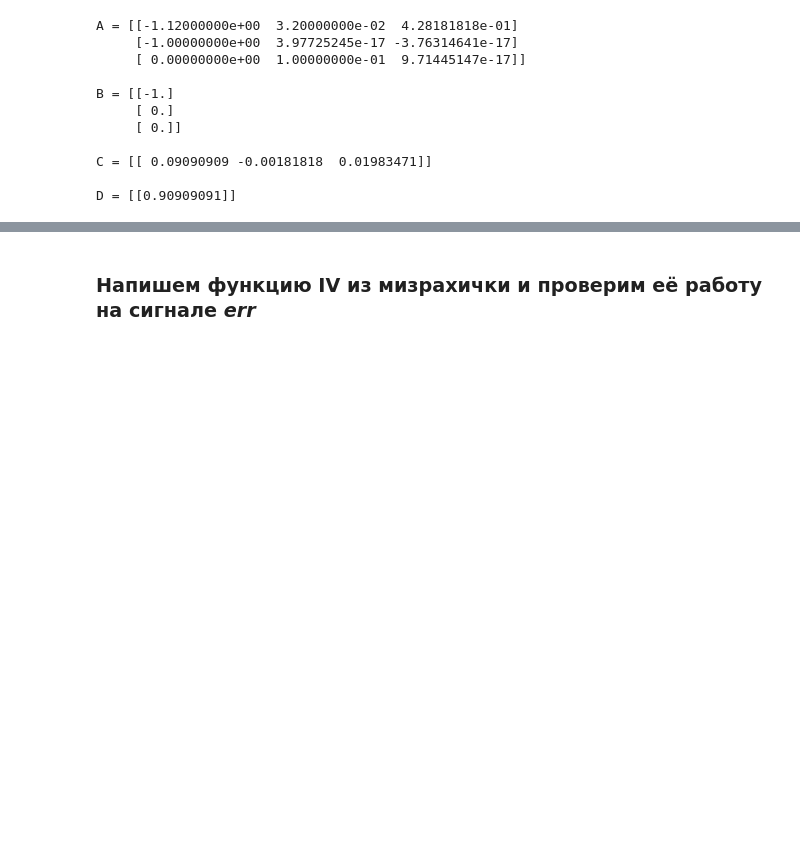
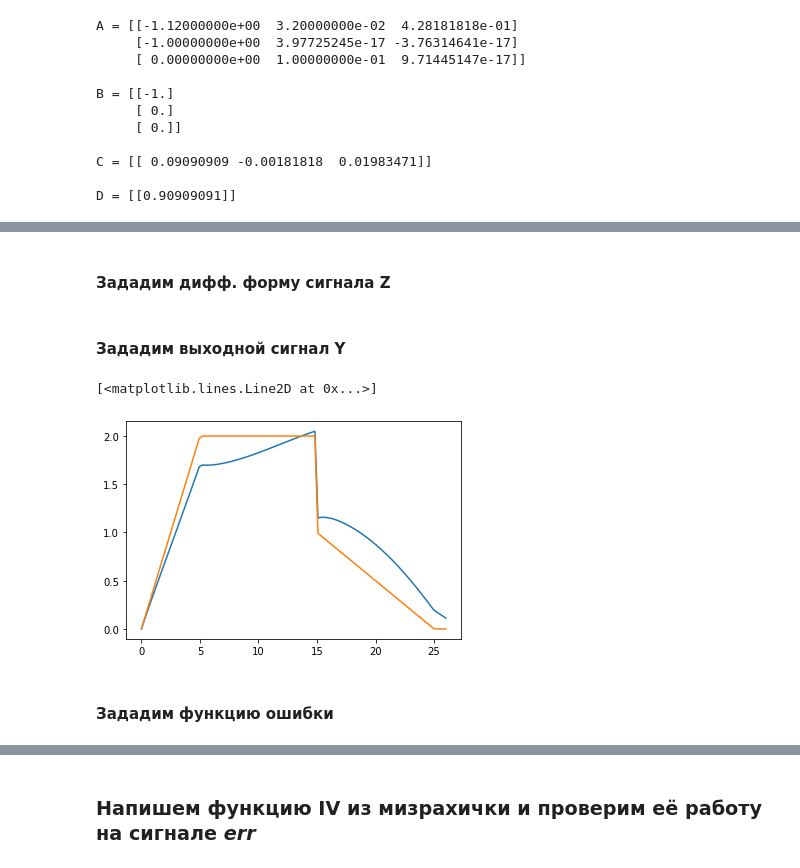
Before and after one commit to kiri11-mi1/analyze_automatic_control_system, a Jupyter notebook: Solution.ipynb, the cells around one changed output, grey strips where cells are left out. Cells and saved outputs as stored; diff of their text form; code cells hidden in the pictures; blank space fills up the shorter version.

```diff
--- a/Solution.ipynb
+++ b/Solution.ipynb
@@ -131,11 +138,8 @@ $$W_з(s) = \frac{W_р(s)}{1 + W_р(s)} = \frac{10^4s^3 + 10200s^2 + 300s + 100
 # conda install -c conda-forge control
 import control
 
-num = [10**4, 10200, 300, 100+k]
-den = [11*10**3, 12320, 352, 121+k]
-
-diff_form = control.tf2ss(num, den)
-print(diff_form)
+state_matrix = control.tf2ss(num, den)
+print(state_matrix)
 # %% [output]
 A = [[-1.12000000e+00  3.20000000e-02  4.28181818e-01]
      [-1.00000000e+00  3.97725245e-17 -3.76314641e-17]
@@ -151,4 +165,27 @@ D = [[0.90909091]]
+# %%
+# Ось X - время
+t = np.linspace(0, 26, 101)
+# %% [markdown]
+#### Зададим дифф. форму сигнала Z
 # %%
-def diff_form_close_transfer_func():
-    # TODO
-    pass
+def get_diff_form_z(z, t, u, state_matrix):
+    # Z' = AZ + BU
+    new_dim_z = np.expand_dims(z, axis=-1)
+    zs = np.dot(state_matrix.A, new_dim_z) + state_matrix.B*u(t)
+    return np.squeeze(zs)
+# %% [markdown]
+#### Зададим выходной сигнал Y
+# %%
+def get_output_signal(t: np.ndarray):
+    # Y = CZ + DU
+    z = odeint(get_diff_form_z, np.zeros(3), t, args=(x, state_matrix,))
+    y = np.dot(state_matrix.C, np.transpose(z)) + state_matrix.D * get_x_values(t)
+    return y[0, :]
+# %%
+plt.plot(t, get_output_signal(t))
+plt.plot(t, get_x_values(t))
+# %% [output]
+[<matplotlib.lines.Line2D at 0x...>]
+[figure, added]
+# %% [markdown]
+#### Зададим функцию ошибки
```
Also changed, not shown: parts of 15 cells of this notebook.
